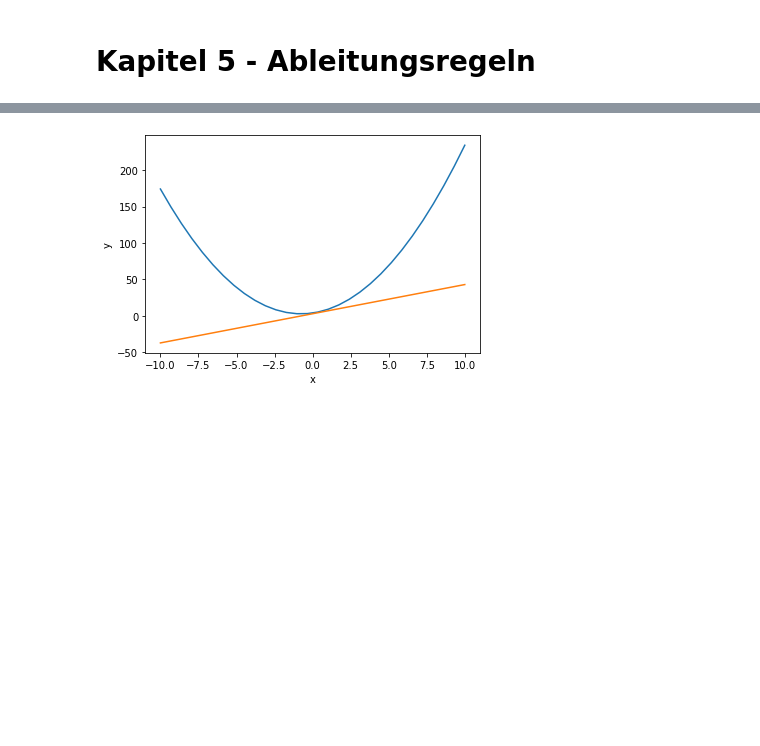
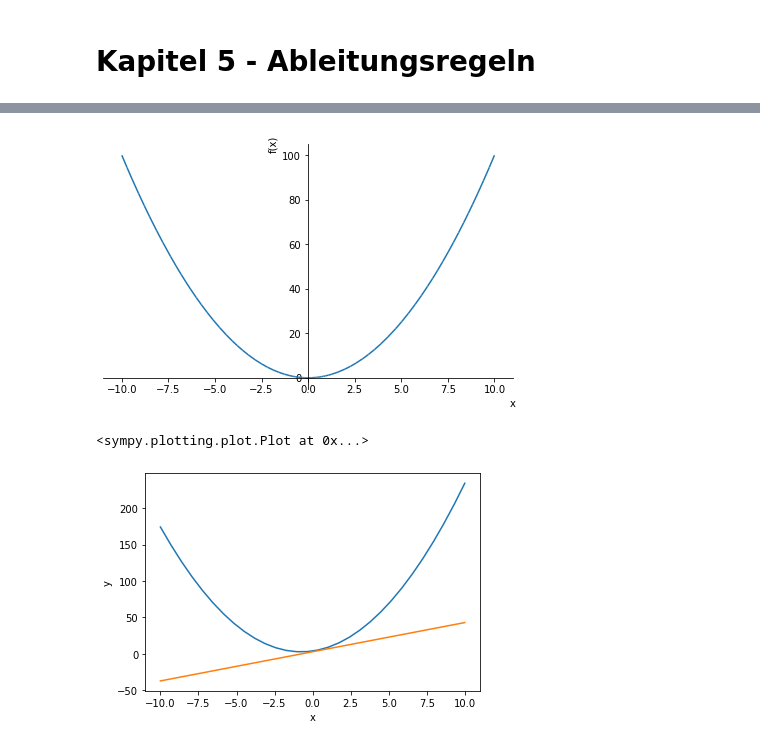
Before and after one commit to realjanpaulus/madh, a Jupyter notebook: Calculus/Kapitel 5 - Ableitungsregeln.ipynb, the cells around one changed output, grey strips where cells are left out. Saved outputs shown, nothing was run; the diff lists cells and outputs as text; code cells hidden in the pictures; blank space fills up the shorter version.

```diff
--- a/Calculus/Kapitel 5 - Ableitungsregeln.ipynb
+++ b/Calculus/Kapitel 5 - Ableitungsregeln.ipynb
@@ -14,3 +14,12 @@ plt_function(name="quadratic", space=(-10.0, 10.0), slider_step=1.0, startvalue=
+# %%
+from sympy.plotting import plot
+from sympy import *
+import numpy as np
+x = Symbol('x')
+plot(x**2, line_color='tab:blue')
+# %% [output]
+[figure, added]
+<sympy.plotting.plot.Plot at 0x...>
 # %%
 import numpy as np
 import matplotlib.pyplot as plt
```
Also changed, not shown: parts of 1 cell of this notebook, 1 other file.
